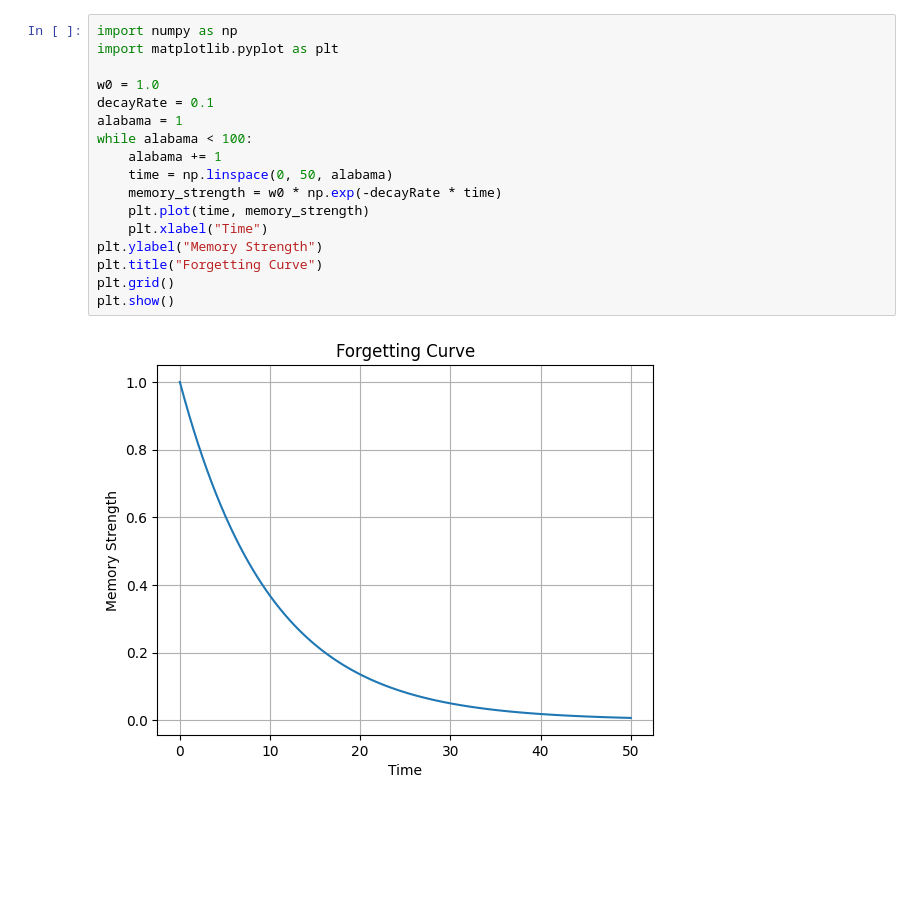
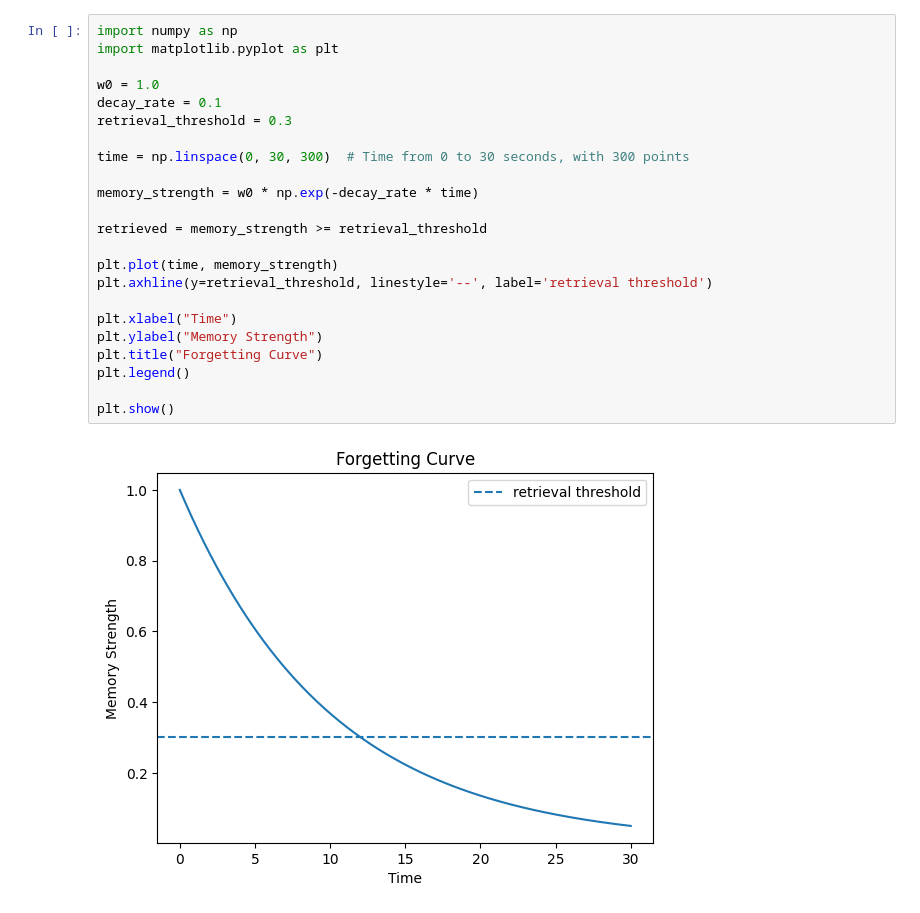
Before and after one commit to arjundutia/neural-forgetting, a Jupyter notebook: forgetting_model.ipynb, the cells around one changed output. Cells and saved outputs as stored; diff of their text form; blank space fills up the shorter version.

Commit message:
Add memory reinforcement model

```diff
--- a/forgetting_model.ipynb
+++ b/forgetting_model.ipynb
@@ -20,19 +21,25 @@ where:
 # %%
 import numpy as np
 import matplotlib.pyplot as plt
 
 w0 = 1.0
-decayRate = 0.1
-alabama = 1
-while alabama < 100:
-    alabama += 1
-    time = np.linspace(0, 50, alabama)
-    memory_strength = w0 * np.exp(-decayRate * time)
-    plt.plot(time, memory_strength)
-    plt.xlabel("Time")
+decay_rate = 0.1
+retrieval_threshold = 0.3
+
+time = np.linspace(0, 30, 300)  # Time from 0 to 30 seconds, with 300 points
+
+memory_strength = w0 * np.exp(-decay_rate * time)
+
+retrieved = memory_strength >= retrieval_threshold
+
+plt.plot(time, memory_strength)
+plt.axhline(y=retrieval_threshold, linestyle='--', label='retrieval threshold')
+
+plt.xlabel("Time")
 plt.ylabel("Memory Strength")
 plt.title("Forgetting Curve")
-plt.grid()
+plt.legend()
+
 plt.show()
 # %% [output]
-[figure, old version]
+[figure, new version]
```
Also changed, not shown: parts of 3 cells of this notebook.
